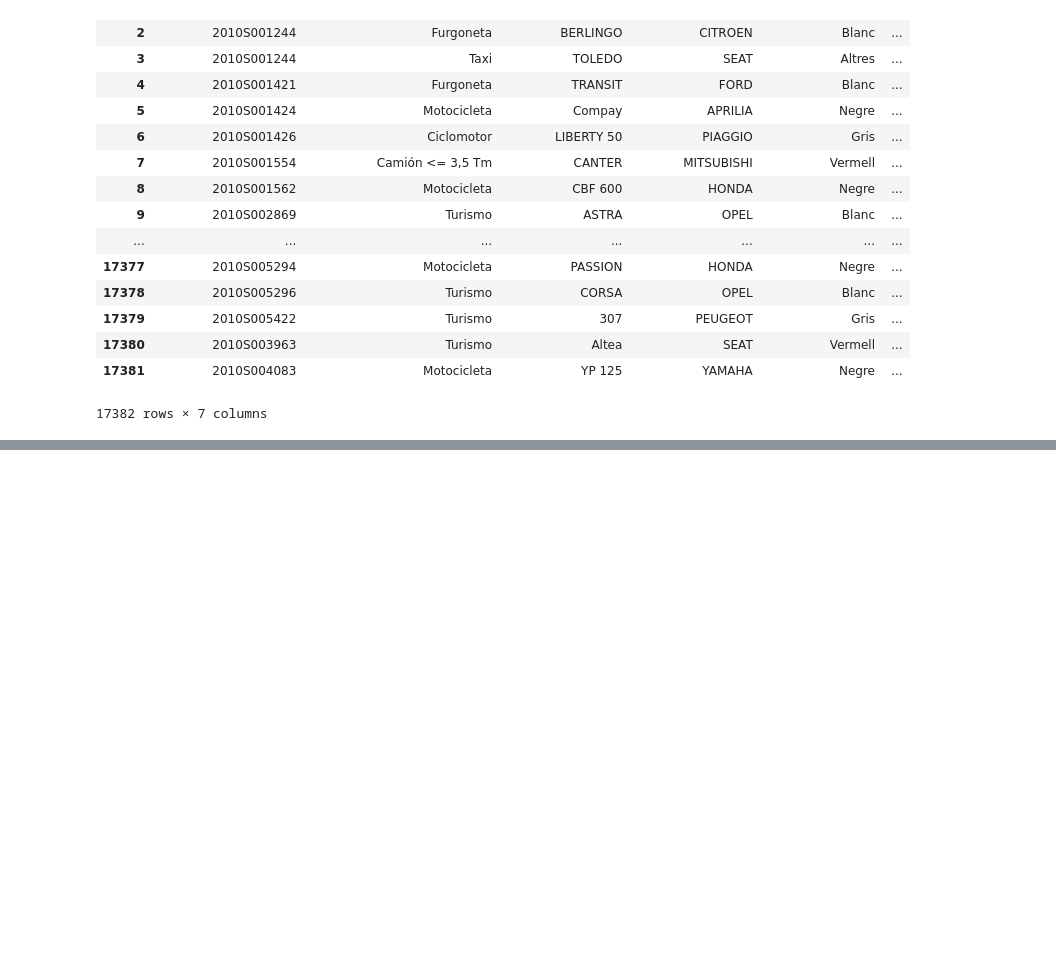
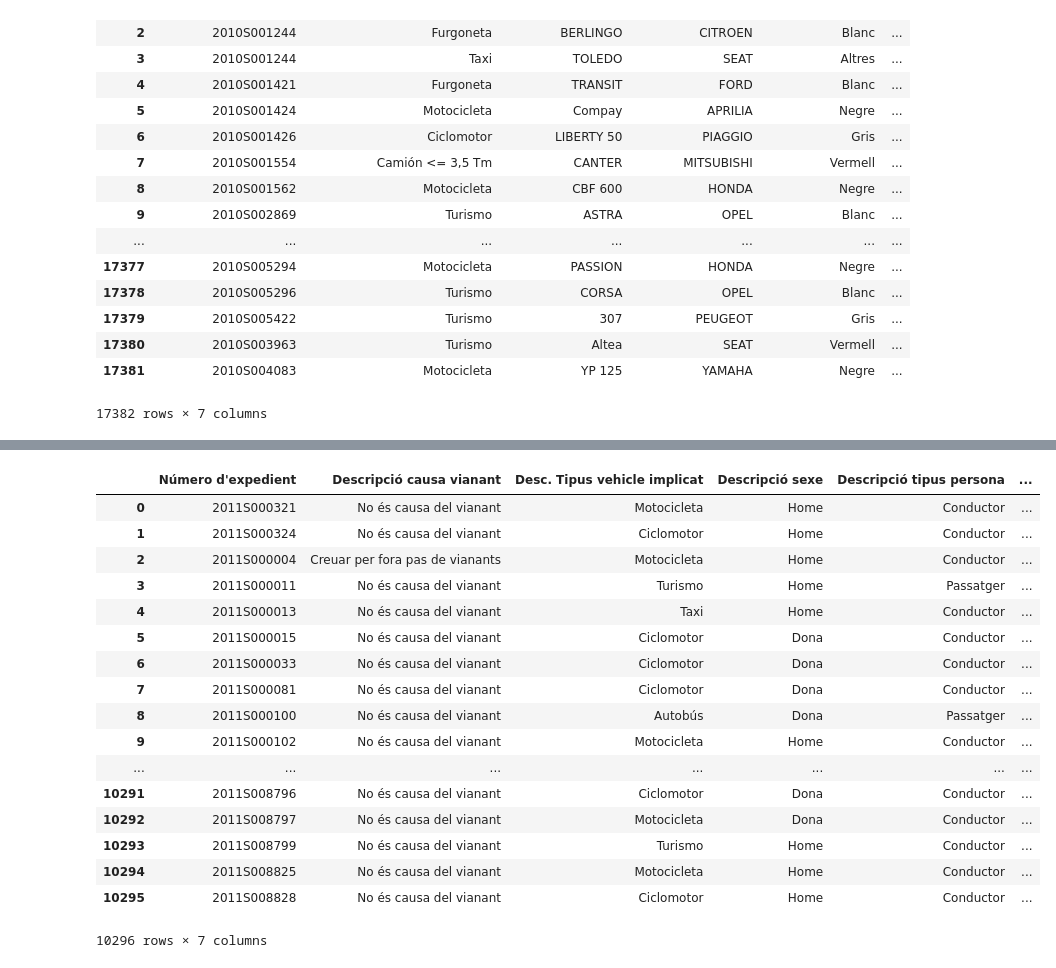
Before and after one commit to Doasy/AccidentsBCN, a Jupyter notebook: accidents_bcn.ipynb, the cells around one changed output, grey strips where cells are left out. Drawn from its saved outputs; the diff is of its cells as text; code cells hidden in the pictures; blank space fills up the shorter version.

```diff
--- a/accidents_bcn.ipynb
+++ b/accidents_bcn.ipynb
@@ -45,11 +46,12 @@ causes
 # %%
 tipus2010 = pd.read_csv('tipus/2010.csv', encoding='ANSI')[['N£mero d\'expedient', 'Descripci¢ tipus accident']]
 tipus2010.columns = ['Número d\'expedient', 'Descripció tipus accident']
-tipus['Descripció tipus accident'] = tipus['Descripció tipus accident'].str.replace('‚', 'é')
-tipus['Descripció tipus accident'] = tipus['Descripció tipus accident'].str.replace('Š', 'è')
-tipus['Descripció tipus accident'] = tipus['Descripció tipus accident'].str.replace('‡', 'ç')
-tipus['Descripció tipus accident'] = tipus['Descripció tipus accident'].str.replace('¢', 'ó')
-tipus['Descripció tipus accident'] = tipus['Descripció tipus accident'].str.replace('…', 'à')
+tipus2010['Descripció tipus accident'] = tipus2010['Descripció tipus accident'].str.replace('‚', 'é')
+tipus2010['Descripció tipus accident'] = tipus2010['Descripció tipus accident'].str.replace('Š', 'è')
+tipus2010['Descripció tipus accident'] = tipus2010['Descripció tipus accident'].str.replace('‡', 'ç')
+tipus2010['Descripció tipus accident'] = tipus2010['Descripció tipus accident'].str.replace('¢', 'ó')
+tipus2010['Descripció tipus accident'] = tipus2010['Descripció tipus accident'].str.replace('…', 'à')
+tipus2010['Descripció tipus accident'] = tipus2010['Descripció tipus accident'].str.replace('£', 'ú')
 
 tipus2010
 # %% [output]
@@ -123,0 +207,22 @@ vehicles2010
+# %%
+persones2011 = pd.read_csv('persones/2011.csv', encoding='ANSI')[['Número d\'expedient','Descripció causa vianant',  'Desc. Tipus vehicle implicat', 'Descripció sexe', 'Descripció tipus persona', 'Edat', 'Descripció victimització']]
+persones2011
+# %% [output]
+|  | Número d'expedient | Descripció causa vianant | Desc. Tipus vehicle implicat | Descripció sexe | Descripció tipus persona | ... |
+| 0 | 2011S000321 | No és causa del vianant | Motocicleta | Home | Conductor | ... |
+| 1 | 2011S000324 | No és causa del vianant | Ciclomotor | Home | Conductor | ... |
+| 2 | 2011S000004 | Creuar per fora pas de vianants | Motocicleta | Home | Conductor | ... |
+| 3 | 2011S000011 | No és causa del vianant | Turismo | Home | Passatger | ... |
+| 4 | 2011S000013 | No és causa del vianant | Taxi | Home | Conductor | ... |
+| 5 | 2011S000015 | No és causa del vianant | Ciclomotor | Dona | Conductor | ... |
+| 6 | 2011S000033 | No és causa del vianant | Ciclomotor | Dona | Conductor | ... |
+| 7 | 2011S000081 | No és causa del vianant | Ciclomotor | Dona | Conductor | ... |
+| 8 | 2011S000100 | No és causa del vianant | Autobús | Dona | Passatger | ... |
+| 9 | 2011S000102 | No és causa del vianant | Motocicleta | Home | Conductor | ... |
+| ... | ... | ... | ... | ... | ... | ... |
+| 10291 | 2011S008796 | No és causa del vianant | Ciclomotor | Dona | Conductor | ... |
+| 10292 | 2011S008797 | No és causa del vianant | Motocicleta | Dona | Conductor | ... |
+| 10293 | 2011S008799 | No és causa del vianant | Turismo | Home | Conductor | ... |
+| 10294 | 2011S008825 | No és causa del vianant | Motocicleta | Home | Conductor | ... |
+| 10295 | 2011S008828 | No és causa del vianant | Ciclomotor | Home | Conductor | ... |
+10296 rows × 7 columns
```
Also changed, not shown: parts of 12 cells of this notebook.
